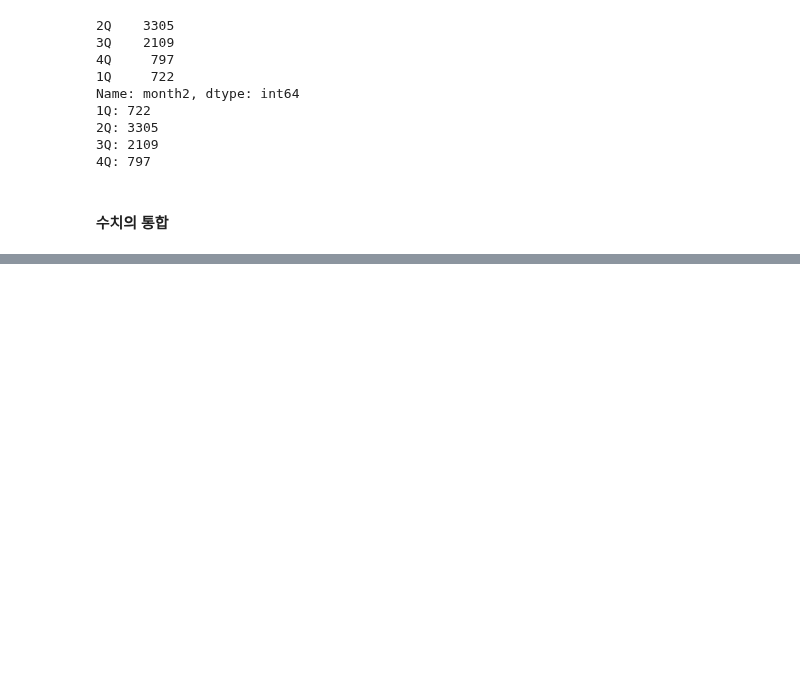
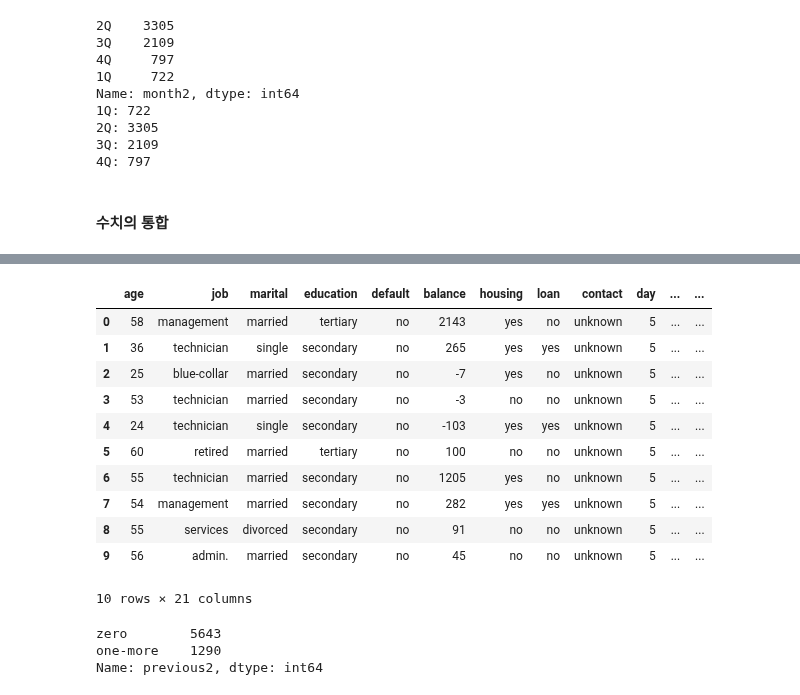
Before and after one commit to seonghyeokcho/Python, a Jupyter notebook: 01_basic_notion/pre-processing_technique.ipynb, the cells around one changed output, grey strips where cells are left out. Drawn from its saved outputs; the diff is of its cells as text; code cells hidden in the pictures; blank space fills up the shorter version.

```diff
--- a/01_basic_notion/pre-processing_technique.ipynb
+++ b/01_basic_notion/pre-processing_technique.ipynb
@@ -851,3 +857,10 @@ Name: month2, dtype: int64
 4Q: 797
 # %% [markdown]
 #### 수치의 통합
+# %%
+# day가 10일 이하이면 "early", 10일 후 20일 이내라면 "middle", 20일 이후라면 "late"로 치환하고
+# 새로운 열 day2에 저장한다.
+bank_data.loc[bank_data["day"] <= 10, "day2"] = "early"
+bank_data.loc[(bank_data["day"] > 10) & (bank_data["day"] <= 20), "day2"] = "middle"
+bank_data.loc[bank_data["day"] > 20, "day2"] = "late"
+bank_data.head(10)
@@ -853,0 +886,6 @@ Name: month2, dtype: int64
+# %%
+# duration에는 통화시간(초)이 들어 있다. 경계값을 설정하고 경계값을 기준으로 "short" or "long"
+# 으로 치환하여 새로운 열 duration2에 저장한다.
+bank_data.loc[bank_data["duration"] < 300, "duration2"] = "short"
+bank_data.loc[bank_data["duration"] >= 300, "duration2"] = "long"
+bank_data.head(10)
@@ -853,0 +904,25 @@ Name: month2, dtype: int64
+# %%
+# previous는 연락 횟수를 의미한다. 연락 횟수 1회를 기준으로 "zero" or "one-more"로 치환하고,
+# 새로운 열 previous2에 저장한다.
+bank_data.loc[bank_data["previous"] < 1, "previous2"] = "zero"
+bank_data.loc[bank_data["previous"] >= 1, "previous2"] = "one-more"
+bank_data.head(10)
+# %% [output]
+|  | age | job | marital | education | default | balance | housing | loan | contact | day | ... | ... |
+| 0 | 58 | management | married | tertiary | no | 2143 | yes | no | unknown | 5 | ... | ... |
+| 1 | 36 | technician | single | secondary | no | 265 | yes | yes | unknown | 5 | ... | ... |
+| 2 | 25 | blue-collar | married | secondary | no | -7 | yes | no | unknown | 5 | ... | ... |
+| 3 | 53 | technician | married | secondary | no | -3 | no | no | unknown | 5 | ... | ... |
+| 4 | 24 | technician | single | secondary | no | -103 | yes | yes | unknown | 5 | ... | ... |
+| 5 | 60 | retired | married | tertiary | no | 100 | no | no | unknown | 5 | ... | ... |
+| 6 | 55 | technician | married | secondary | no | 1205 | yes | no | unknown | 5 | ... | ... |
+| 7 | 54 | management | married | secondary | no | 282 | yes | yes | unknown | 5 | ... | ... |
+| 8 | 55 | services | divorced | secondary | no | 91 | no | no | unknown | 5 | ... | ... |
+| 9 | 56 | admin. | married | secondary | no | 45 | no | no | unknown | 5 | ... | ... |
+10 rows × 21 columns
+# %%
+bank_data["previous2"].value_counts()
+# %% [output]
+zero        5643
+one-more    1290
+Name: previous2, dtype: int64
```
Also changed, not shown: parts of 38 cells of this notebook.
